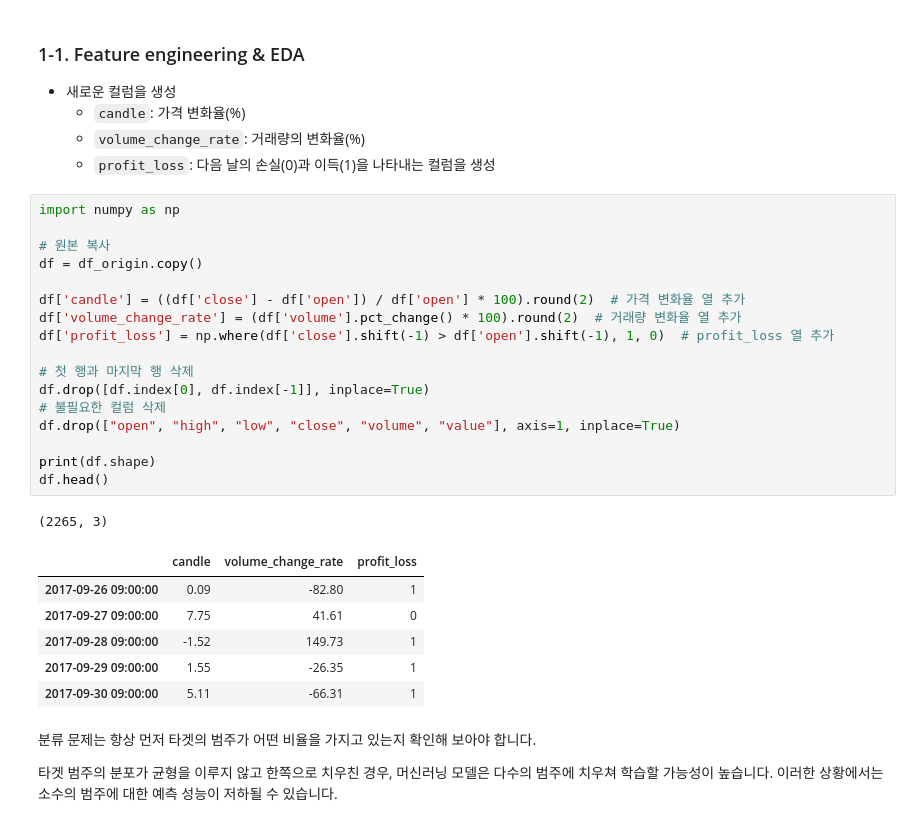
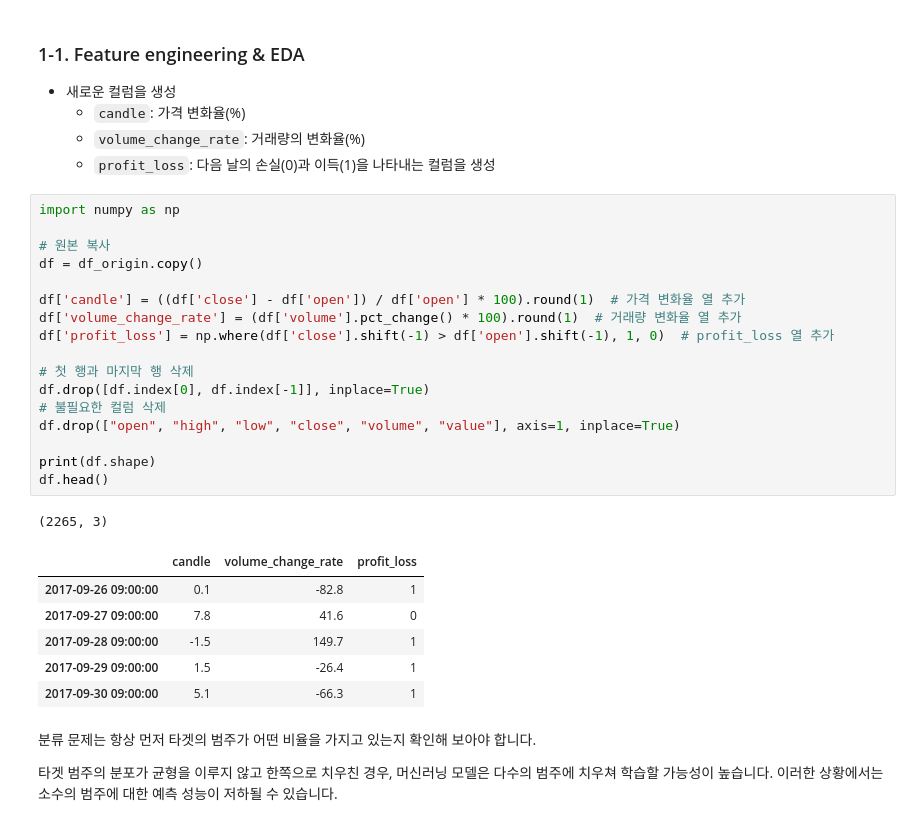
Before and after one commit to lagonee23/price-prediction-models, a Jupyter notebook: bitcoin_price_model.ipynb, the cells around one changed output. Cells and saved outputs as stored; diff of their text form.

```diff
--- a/bitcoin_price_model.ipynb
+++ b/bitcoin_price_model.ipynb
@@ -84,28 +84,28 @@ plt.title('Bitcoin Line Chart');
 # %%
 import numpy as np
 
 # 원본 복사
 df = df_origin.copy()
 
-df['candle'] = ((df['close'] - df['open']) / df['open'] * 100).round(2)  # 가격 변화율 열 추가
-df['volume_change_rate'] = (df['volume'].pct_change() * 100).round(2)  # 거래량 변화율 열 추가
+df['candle'] = ((df['close'] - df['open']) / df['open'] * 100).round(1)  # 가격 변화율 열 추가
+df['volume_change_rate'] = (df['volume'].pct_change() * 100).round(1)  # 거래량 변화율 열 추가
 df['profit_loss'] = np.where(df['close'].shift(-1) > df['open'].shift(-1), 1, 0)  # profit_loss 열 추가
 
 # 첫 행과 마지막 행 삭제
 df.drop([df.index[0], df.index[-1]], inplace=True)
 # 불필요한 컬럼 삭제
 df.drop(["open", "high", "low", "close", "volume", "value"], axis=1, inplace=True)
 
 print(df.shape)
 df.head()
 # %% [output]
 (2265, 3)
 |  | candle | volume_change_rate | profit_loss |
-| 2017-09-26 09:00:00 | 0.09 | -82.80 | 1 |
-| 2017-09-27 09:00:00 | 7.75 | 41.61 | 0 |
-| 2017-09-28 09:00:00 | -1.52 | 149.73 | 1 |
-| 2017-09-29 09:00:00 | 1.55 | -26.35 | 1 |
-| 2017-09-30 09:00:00 | 5.11 | -66.31 | 1 |
+| 2017-09-26 09:00:00 | 0.1 | -82.8 | 1 |
+| 2017-09-27 09:00:00 | 7.8 | 41.6 | 0 |
+| 2017-09-28 09:00:00 | -1.5 | 149.7 | 1 |
+| 2017-09-29 09:00:00 | 1.5 | -26.4 | 1 |
+| 2017-09-30 09:00:00 | 5.1 | -66.3 | 1 |
 # %% [markdown]
 분류 문제는 항상 먼저 타겟의 범주가 어떤 비율을 가지고 있는지 확인해 보아야 합니다.
 
```
Also changed, not shown: parts of 6 cells of this notebook.
